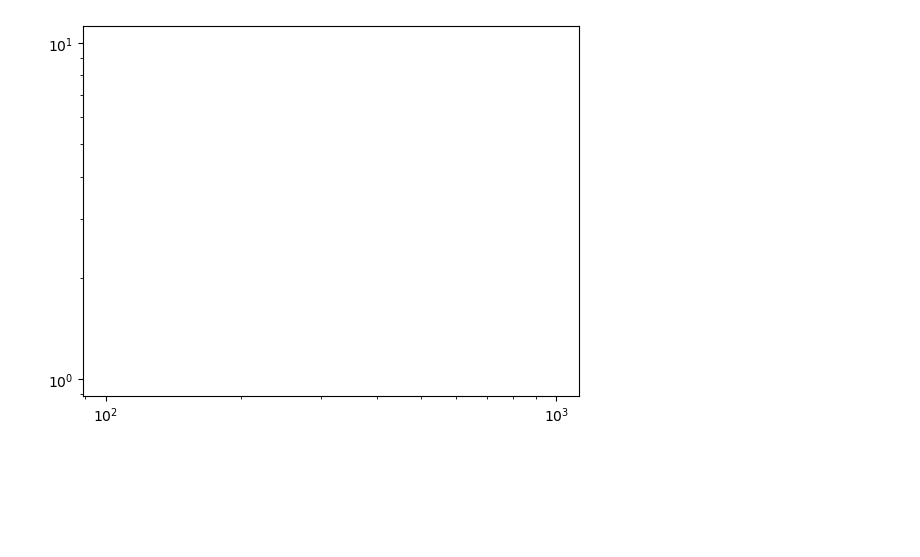
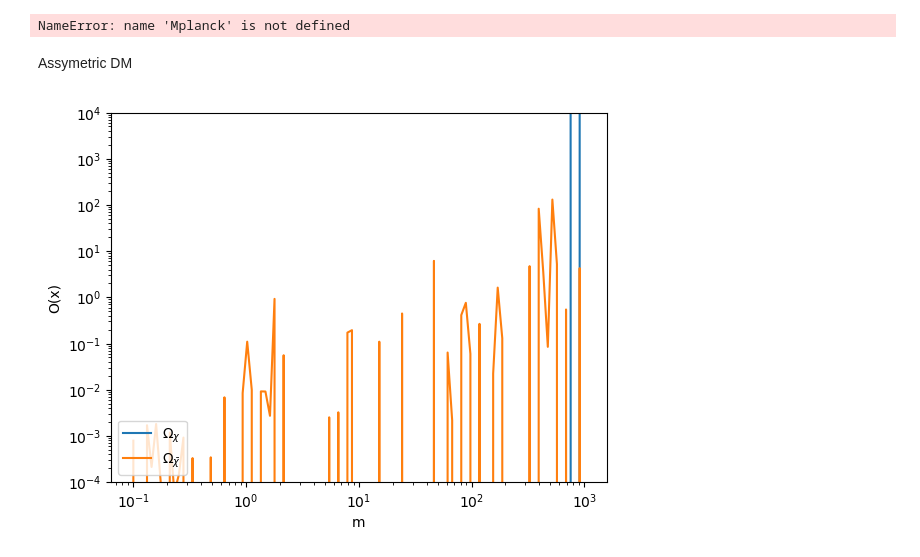
Before and after one commit to nigomezcr/Leptophilic-Atlas-Repo, a Jupyter notebook: RelicDensity.ipynb, the cells around one changed output. Saved outputs shown, nothing was run; the diff lists cells and outputs as text; code cells hidden in the pictures; blank space fills up the shorter version.

```diff
--- a/RelicDensity.ipynb
+++ b/RelicDensity.ipynb
@@ -3,7 +3,7 @@ import numpy as np
 import matplotlib.pyplot as plt
 from scipy.integrate import odeint
 
-Mplanck=1.22E19
+Mp=1.22E19
 
 DensityFactor = 1.5E8 # Product of s0/rho_c h^2
 
@@ -42,4 +42,74 @@ RD_array = [RelicDensity(mDM, σv, Mp=Mplanck) for mDM in mDM_array]
 plt.loglog(mDM_array, RD_array)
 plt.show()
 # %% [output]
-[figure, removed]
+NameError: name 'Mplanck' is not defined
+# %% [markdown]
+Assymetric DM
+# %%
+mX = 100
+σv = 1e-8
+
+X =np.logspace(np.log10(1),np.log10(30), int(1e6))
+
+def dYdx(Y, x, σv, m):
+    Yp, Ym = Y
+    lam = 0.264*Mp*m*σv
+    dydx = - lam/x**2 *gs_to_half(m/x) * (Yp*Ym - Yeq(x)**2)
+    return [dydx, dydx]
+
+def Boltzmann_equations(x, σv, m):
+    Yp0 = 1*Yeq(x[0])
+    Ym0 = (Yeq(x[0]) - Yp0)
+    Y0 = [Yp0,Ym0]
+    return odeint(dYdx, Y0, x, args=(σv, m))
+
+
+
+def OmegaChi(x, σv, m):
+    Yp = Boltzmann_equations(x, σv, m)[-1, 0]
+    return Yp*m*DensityFactor
+
+def OmegaChiBar(x, σv, m):
+    Ym = Boltzmann_equations(x, σv, m)[-1, 1]
+    return Ym*m*DensityFactor
+
+
+def OmegaDM(x, σv, m):
+    return OmegaChi(x, σv, m) + OmegaChiBar(x, σv, m)
+
+def Plot_Yields(x=X, σv=σv, m=mX):
+
+    Yp = Boltzmann_equations(X, σv, m)[:,0]
+    Ym = Boltzmann_equations(X, σv, m)[:,1]
+    Ochi = OmegaChi(X, σv, m)
+    OchiBar = OmegaChiBar(X, σv, m)
+
+    plt.loglog(X, Yeq(X), 'k--')
+    plt.plot(X, Yp, label=r'$\Omega_{{\chi}} = {}$'.format( round(Ochi, 2 )))
+    plt.plot(X, Ym, label=r'$\Omega_{{\bar{{\chi}} }} ={}$'.format( round(OchiBar, 2 ) ))
+    plt.xlabel('x')
+    plt.ylabel('Y(x)')
+    plt.legend(loc=3)
+    plt.ylim([1e-10, 1])
+    plt.show()
+
+
+
+def Plot_Densities(x=X,  σv=σv):
+
+    mDM_array = np.logspace(-1, 3, 100)
+
+    Ochi = [OmegaChi(X,  σv, m) for m in mDM_array]
+    OchiBar = [OmegaChiBar(X,  σv, m) for m in mDM_array]
+
+    plt.loglog(mDM_array, Ochi, label=r'$\Omega_{\chi}$')
+    plt.loglog(mDM_array, OchiBar, label=r'$\Omega_{\bar{\chi}}$')
+    plt.xlabel('m')
+    plt.ylabel('O(x)')
+    plt.legend(loc=3)
+    plt.ylim([1e-4, 1e4])
+    plt.show()
+
+Plot_Densities(σv=1e-8)
+# %% [output]
+[figure, added]
```
Also changed, not shown: parts of 3 cells of this notebook, 4 other files.
